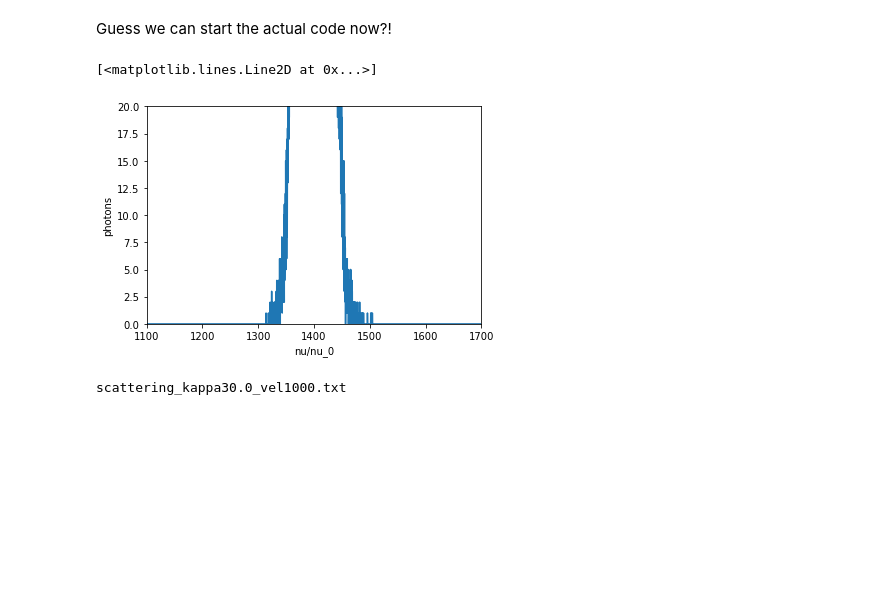
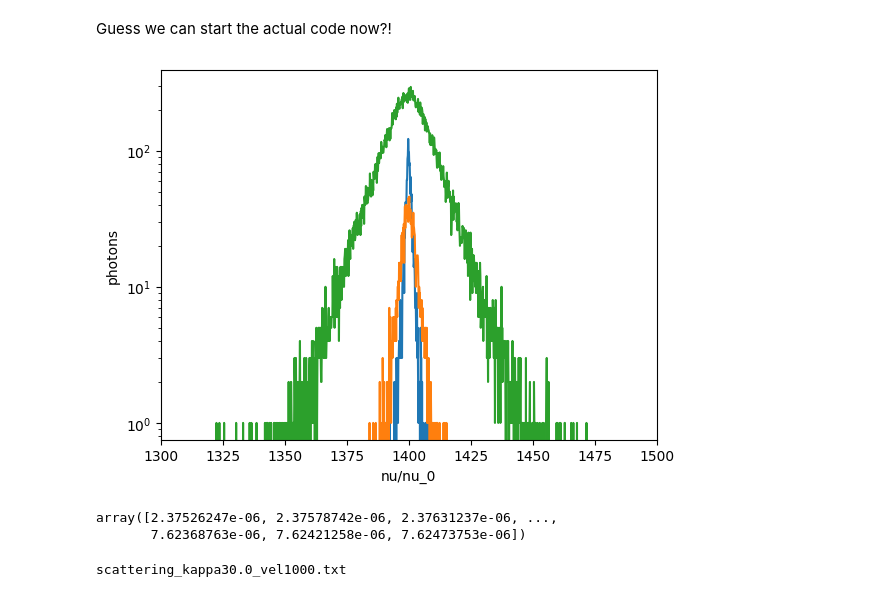
Before and after one commit to rasmus98/ElectronMC, a Jupyter notebook: Stuart_scattering_line_broadening_v2.ipynb, the cells around one changed output. Drawn from its saved outputs; the diff is of its cells as text; code cells hidden in the pictures; blank space fills up the shorter version.

```diff
--- a/Stuart_scattering_line_broadening_v2.ipynb
+++ b/Stuart_scattering_line_broadening_v2.ipynb
@@ -53,7 +58,7 @@ print(beta_stdev, beta_stdev*c.c.to(u.km/u.s))
 Guess we can start the actual code now?!
 # %%
 
-n_pkts = 1000000
+n_pkts = 10000
 
 hit_count = 0
 
@@ -259,18 +266,22 @@ for pkt_loop in range(1,n_pkts):
 # %%
 # try plotting it
 
 plt.clf()
-plt.plot(freqs*1400./freq_fact,spectrum)
 plt.xlabel('nu/nu_0')
 plt.ylabel('photons')
-plt.xlim([1100,1700])
-plt.ylim([0,20])
-plt.plot(freqs*1400.,spectrum_single)
-#plt.plot(freqs*1400., spectrum_double)
-#plt.plot(freqs*1400., spectrum_more)
+plt.xlim([1300,1500])
+#plt.ylim([0,20])
+plt.plot(freqs*1400./freq_fact,spectrum_single)
+plt.plot(freqs*1400./freq_fact, spectrum_double)
+plt.plot(freqs*1400./freq_fact, spectrum_more)
+plt.yscale('log')
 # %% [output]
-[<matplotlib.lines.Line2D at 0x...>]
-[figure, old version]
+[figure, new version]
+# %%
+freqs
+# %% [output]
+array([2.37526247e-06, 2.37578742e-06, 2.37631237e-06, ...,
+       7.62368763e-06, 7.62421258e-06, 7.62473753e-06])
 # %%
 norm = max(spectrum_single)
 
```
Also changed, not shown: parts of 2 cells of this notebook, 4 other files.
